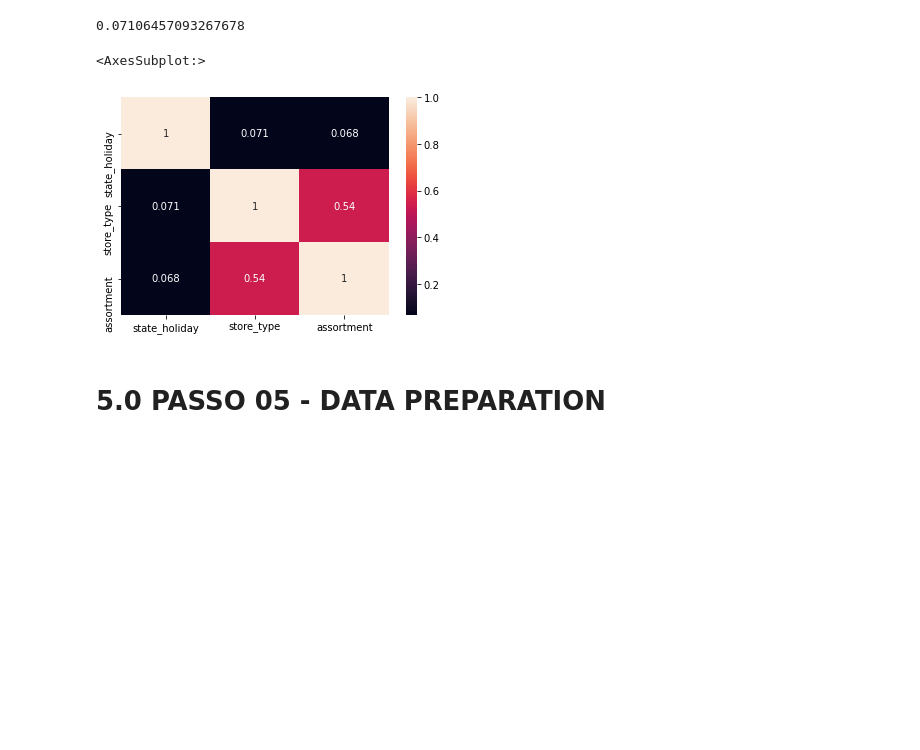
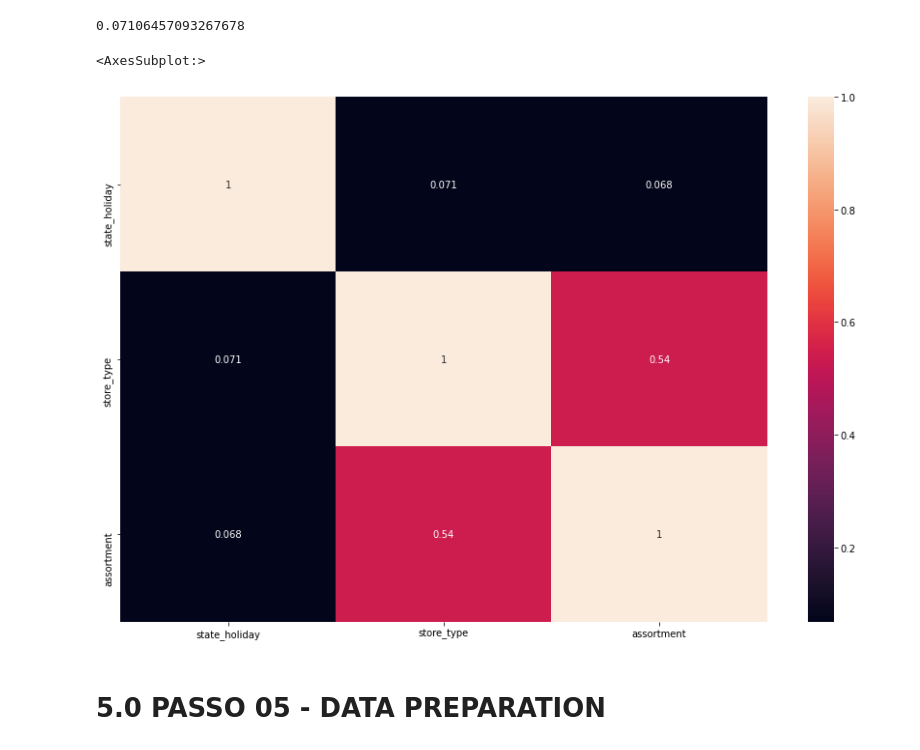
Before and after one commit to TiagoSolon/DS-Rossmann-Store-Sales, a Jupyter notebook: m04_v01_store_sales_prediction.ipynb, the cells around one changed output. Saved outputs shown, nothing was run; the diff lists cells and outputs as text; code cells hidden in the pictures; blank space fills up the shorter version.

```diff
--- a/m04_v01_store_sales_prediction.ipynb
+++ b/m04_v01_store_sales_prediction.ipynb
@@ -805,30 +806,30 @@ v
 # %%
 # only categorical data
 a = df4.select_dtypes( include='object' )
 
 # Calculate cramer V
 a1 = cramer_v( a['state_holiday' ], a['state_holiday'] )
 a2 = cramer_v( a['state_holiday' ], a['store_type'] )
 a3 = cramer_v( a['state_holiday' ], a['assortment'] )
 
 a4 = cramer_v( a['store_type'], a['state_holiday'] )
 a5 = cramer_v( a['store_type'], a['store_type'] )
 a6 = cramer_v( a['store_type'], a['assortment'] )
 
 a7 = cramer_v( a['assortment'], a['state_holiday'] )
 a8 = cramer_v( a['assortment'], a['store_type'] )
 a9 = cramer_v( a['assortment'], a['assortment'] )
 
 # Final dataset
 d = pd.DataFrame( {'state_holiday': [a1, a2, a3],
                'store_type': [a4, a5, a6],
                'assortment': [a7, a8, a9] })
 d = d.set_index( d.columns )
-
+plt.figure(figsize=(15,10))
 sns.heatmap( d, annot=True )
 # %% [output]
 <AxesSubplot:>
-[figure, old version]
+[figure, new version]
 # %% [markdown]
 # 5.0 PASSO 05 - DATA PREPARATION
 # %%
```
Also changed, not shown: parts of 18 cells of this notebook.
